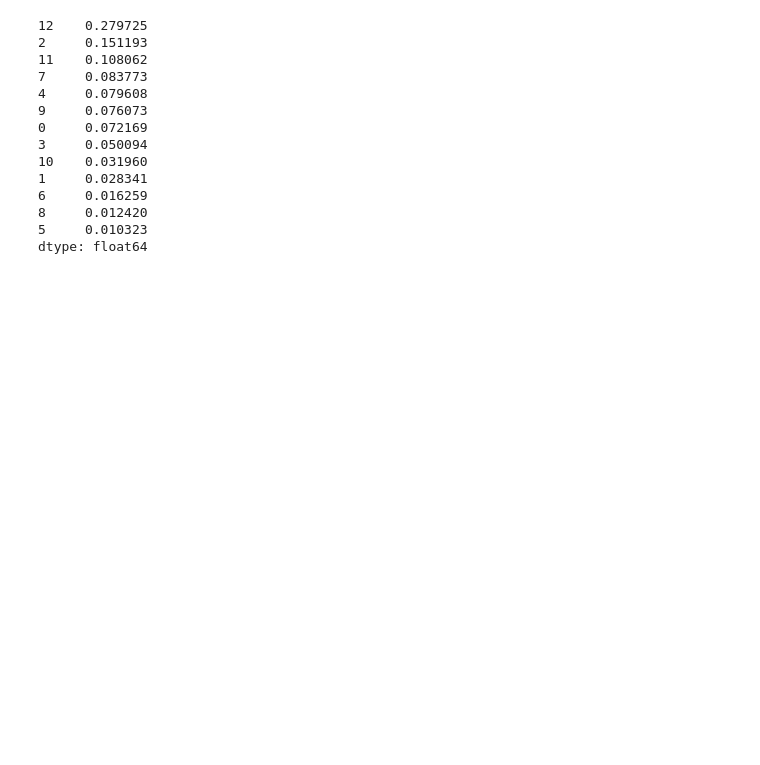
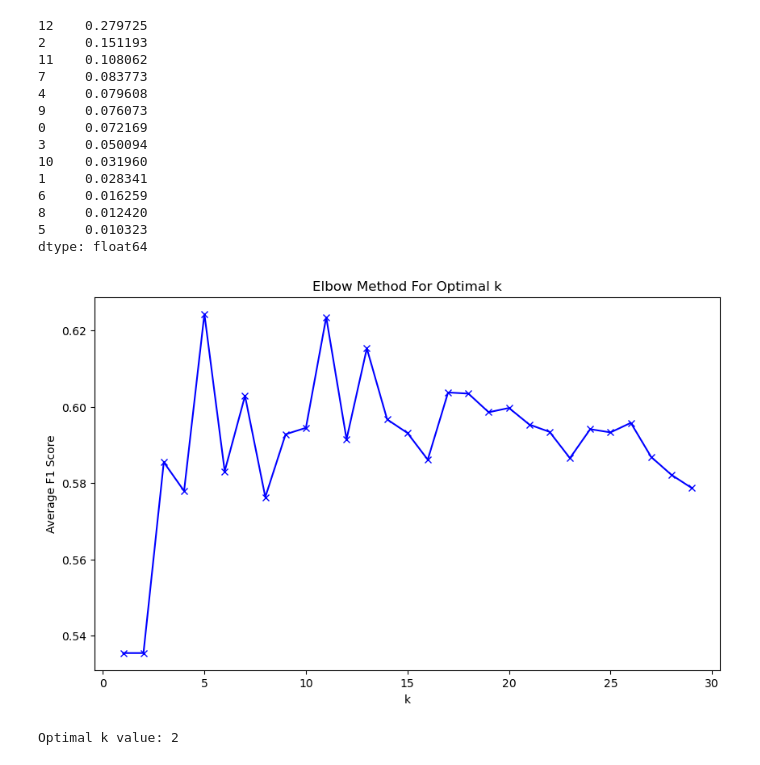
Before and after one commit to m6urns/project4-knn-cs5830, a Jupyter notebook: project4-fix.ipynb, the cells around one changed output. Cells and saved outputs as stored; diff of their text form; code cells hidden in the pictures; blank space fills up the shorter version.

```diff
--- a/project4-fix.ipynb
+++ b/project4-fix.ipynb
@@ -119,3 +130,35 @@ print(importance_results)
 8     0.012420
 5     0.010323
 dtype: float64
+# %%
+def elbow_method(X, y, k_range):
+    k_scores = []
+    for k in k_range:
+        knn = kNN(k=k)
+        scores = cross_val_score(knn, X, y, cv=5, scoring='f1')
+        k_scores.append(np.mean(scores))
+
+    return k_scores
+
+def plot_elbow_curve(k_range, k_scores):
+    plt.figure(figsize=(10, 6))
+    plt.plot(k_range, k_scores, 'bx-')
+    plt.xlabel('k')
+    plt.ylabel('Average F1 Score')
+    plt.title('Elbow Method For Optimal k')
+    plt.show()
+
+def find_elbow_point(k_range, k_scores):
+    differences = np.diff(k_scores)
+    elbow_index = np.argmin(np.abs(differences)) + 1
+
+    return k_range[elbow_index]
+# %%
+k_range = range(1, 30)
+k_scores = elbow_method(X, y, k_range)
+plot_elbow_curve(k_range, k_scores)
+optimal_k = find_elbow_point(k_range, k_scores)
+print(f"Optimal k value: {optimal_k}")
+# %% [output]
+[figure, added]
+Optimal k value: 2
```
Also changed, not shown: parts of 2 cells of this notebook.
